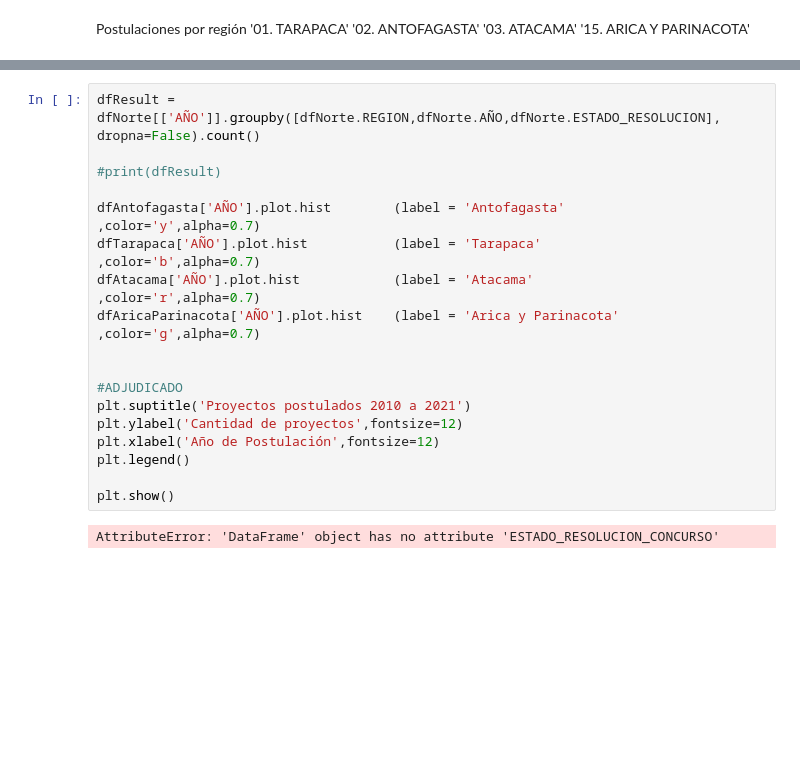
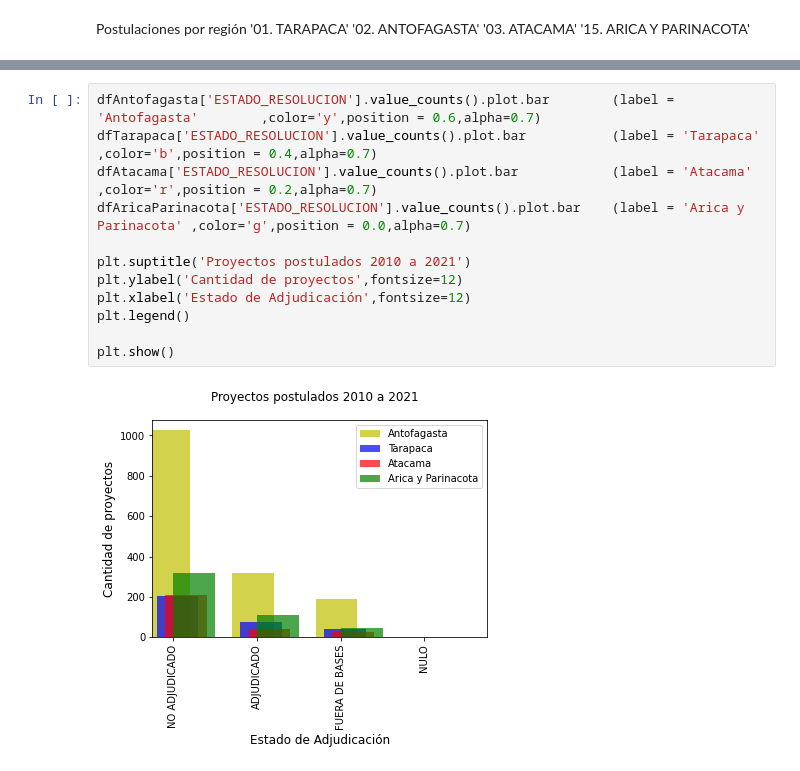
Before and after one commit to SEREMICTCI/DatosMacrozonales, a Jupyter notebook: src/proyectos_postulados_anid.ipynb, the cells around one changed output, grey strips where cells are left out. Saved outputs shown, nothing was run; the diff lists cells and outputs as text; blank space fills up the shorter version.

```diff
--- a/src/proyectos_postulados_anid.ipynb
+++ b/src/proyectos_postulados_anid.ipynb
@@ -72,20 +96,14 @@ plt.show()
 # %%
-dfResult = dfNorte[['AÑO']].groupby([dfNorte.REGION,dfNorte.AÑO,dfNorte.ESTADO_RESOLUCION], dropna=False).count()
+dfAntofagasta['ESTADO_RESOLUCION'].value_counts().plot.bar        (label = 'Antofagasta'        ,color='y',position = 0.6,alpha=0.7)
+dfTarapaca['ESTADO_RESOLUCION'].value_counts().plot.bar           (label = 'Tarapaca'           ,color='b',position = 0.4,alpha=0.7)
+dfAtacama['ESTADO_RESOLUCION'].value_counts().plot.bar            (label = 'Atacama'            ,color='r',position = 0.2,alpha=0.7)
+dfAricaParinacota['ESTADO_RESOLUCION'].value_counts().plot.bar    (label = 'Arica y Parinacota' ,color='g',position = 0.0,alpha=0.7)
 
-#print(dfResult)
-
-dfAntofagasta['AÑO'].plot.hist        (label = 'Antofagasta'        ,color='y',alpha=0.7)
-dfTarapaca['AÑO'].plot.hist           (label = 'Tarapaca'           ,color='b',alpha=0.7)
-dfAtacama['AÑO'].plot.hist            (label = 'Atacama'            ,color='r',alpha=0.7)
-dfAricaParinacota['AÑO'].plot.hist    (label = 'Arica y Parinacota' ,color='g',alpha=0.7)
-
-
-#ADJUDICADO
 plt.suptitle('Proyectos postulados 2010 a 2021')
 plt.ylabel('Cantidad de proyectos',fontsize=12)
-plt.xlabel('Año de Postulación',fontsize=12)
+plt.xlabel('Estado de Adjudicación',fontsize=12)
 plt.legend()
 
 plt.show()
 # %% [output]
-AttributeError: 'DataFrame' object has no attribute 'ESTADO_RESOLUCION_CONCURSO'
+[figure, added]
```
Also changed, not shown: parts of 5 cells of this notebook, 1 other file.
